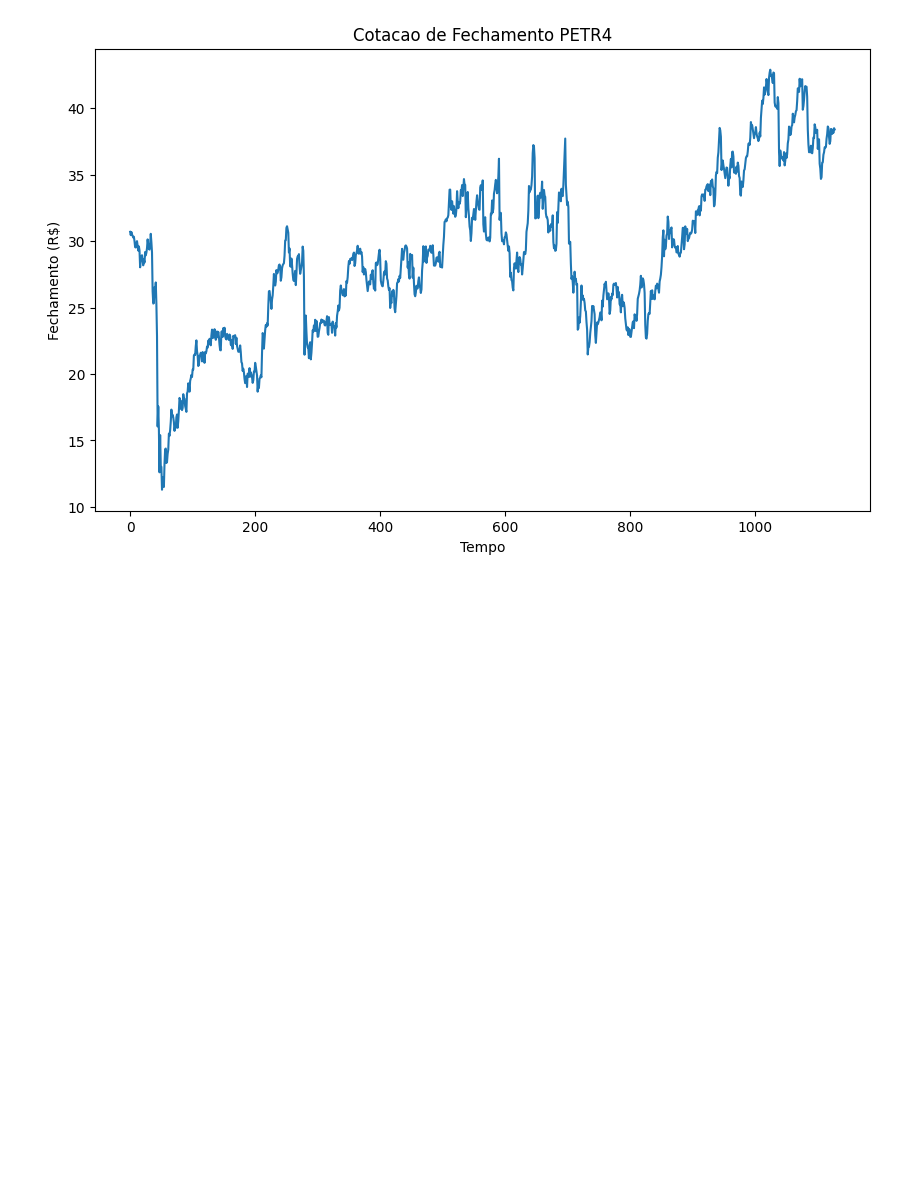
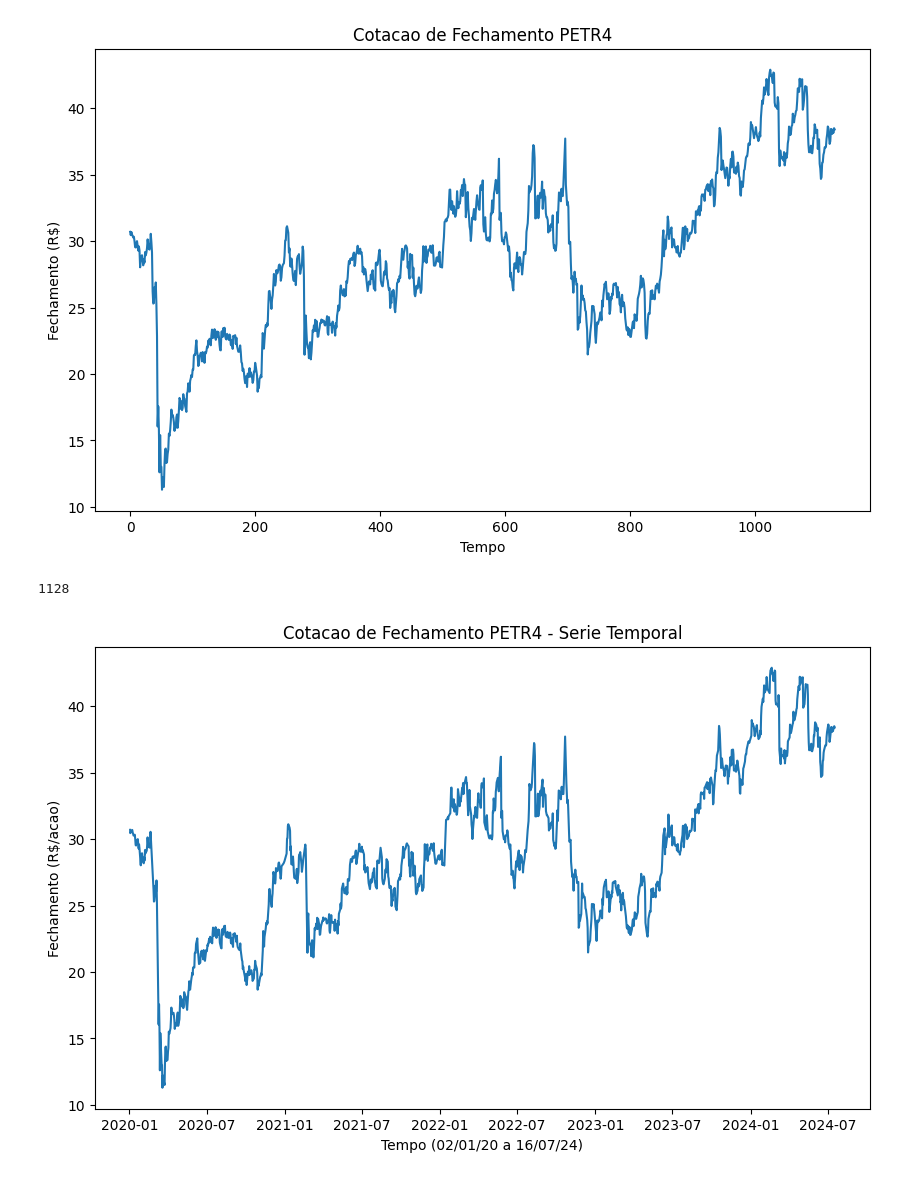
Before and after one commit to luizalaquini/time-series, a Jupyter notebook: script.ipynb, the cells around one changed output. Drawn from its saved outputs; the diff is of its cells as text; code cells hidden in the pictures; blank space fills up the shorter version.

```diff
--- a/script.ipynb
+++ b/script.ipynb
@@ -57,3 +80,21 @@ plt.ylabel('Fechamento (R$)')
 plt.show()
 # %% [output]
 [figure]
+# %%
+# In[3]: Definindo petr4 como uma serie temporal
+petr4_ts = pd.Series(petr4.values, index=pd.to_datetime(basepetr4['Date']))
+
+# Quantas cotacoes tenho?
+print(len(petr4_ts))
+# %% [output]
+1128
+# %%
+# In[4]: Grafico como serie de tempo usando Plotly
+plt.figure(figsize=(10, 6))
+plt.plot(petr4_ts)
+plt.title('Cotacao de Fechamento PETR4 - Serie Temporal')
+plt.xlabel('Tempo (02/01/20 a 16/07/24)')
+plt.ylabel('Fechamento (R$/acao)')
+plt.show()
+# %% [output]
+[figure, added]
```
Also changed, not shown: parts of 37 cells of this notebook.
